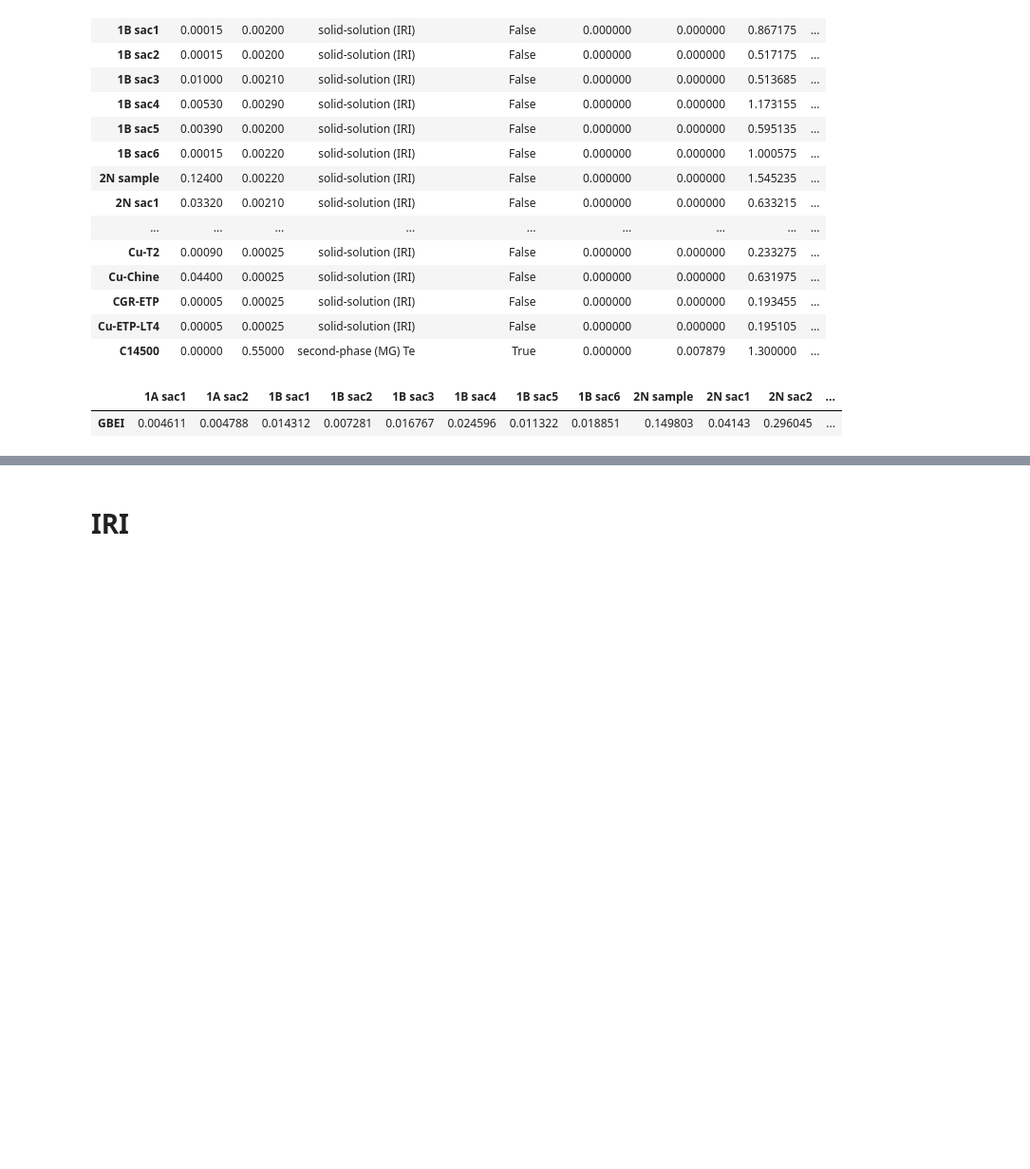
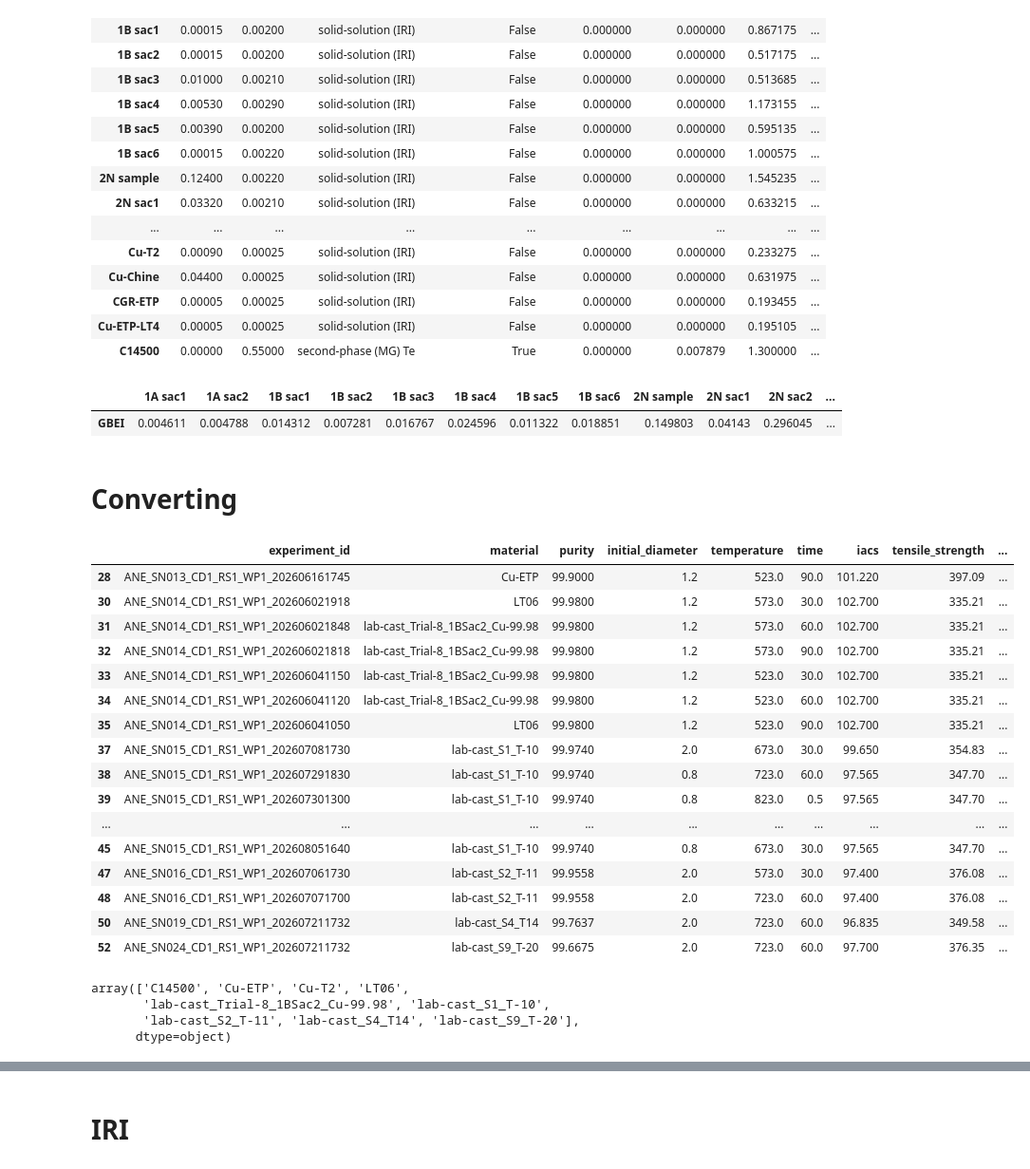
Before and after one commit to FelipeMFO-RM/uncertainty-aware-predictors, a Jupyter notebook: notebooks/exploration/chemical_composition_eda.ipynb, the cells around one changed output, grey strips where cells are left out. Shown at 95% size. Saved outputs shown, nothing was run; the diff lists cells and outputs as text; code cells hidden in the pictures; blank space fills up the shorter version.

```diff
--- a/notebooks/exploration/chemical_composition_eda.ipynb
+++ b/notebooks/exploration/chemical_composition_eda.ipynb
@@ -121,3 +141,32 @@ gbei_df.T
 # %% [output]
 |  | 1A sac1 | 1A sac2 | 1B sac1 | 1B sac2 | 1B sac3 | 1B sac4 | 1B sac5 | 1B sac6 | 2N sample | 2N sac1 | 2N sac2 | ... |
 | GBEI | 0.004611 | 0.004788 | 0.014312 | 0.007281 | 0.016767 | 0.024596 | 0.011322 | 0.018851 | 0.149803 | 0.04143 | 0.296045 | ... |
+# %% [markdown]
+# Converting
+# %%
+df_feat.tail(20)
+# %% [output]
+|  | experiment_id | material | purity | initial_diameter | temperature | time | iacs | tensile_strength | ... |
+| 28 | ANE_SN013_CD1_RS1_WP1_202606161745 | Cu-ETP | 99.9000 | 1.2 | 523.0 | 90.0 | 101.220 | 397.09 | ... |
+| 30 | ANE_SN014_CD1_RS1_WP1_202606021918 | LT06 | 99.9800 | 1.2 | 573.0 | 30.0 | 102.700 | 335.21 | ... |
+| 31 | ANE_SN014_CD1_RS1_WP1_202606021848 | lab-cast_Trial-8_1BSac2_Cu-99.98 | 99.9800 | 1.2 | 573.0 | 60.0 | 102.700 | 335.21 | ... |
+| 32 | ANE_SN014_CD1_RS1_WP1_202606021818 | lab-cast_Trial-8_1BSac2_Cu-99.98 | 99.9800 | 1.2 | 573.0 | 90.0 | 102.700 | 335.21 | ... |
+| 33 | ANE_SN014_CD1_RS1_WP1_202606041150 | lab-cast_Trial-8_1BSac2_Cu-99.98 | 99.9800 | 1.2 | 523.0 | 30.0 | 102.700 | 335.21 | ... |
+| 34 | ANE_SN014_CD1_RS1_WP1_202606041120 | lab-cast_Trial-8_1BSac2_Cu-99.98 | 99.9800 | 1.2 | 523.0 | 60.0 | 102.700 | 335.21 | ... |
+| 35 | ANE_SN014_CD1_RS1_WP1_202606041050 | LT06 | 99.9800 | 1.2 | 523.0 | 90.0 | 102.700 | 335.21 | ... |
+| 37 | ANE_SN015_CD1_RS1_WP1_202607081730 | lab-cast_S1_T-10 | 99.9740 | 2.0 | 673.0 | 30.0 | 99.650 | 354.83 | ... |
+| 38 | ANE_SN015_CD1_RS1_WP1_202607291830 | lab-cast_S1_T-10 | 99.9740 | 0.8 | 723.0 | 60.0 | 97.565 | 347.70 | ... |
+| 39 | ANE_SN015_CD1_RS1_WP1_202607301300 | lab-cast_S1_T-10 | 99.9740 | 0.8 | 823.0 | 0.5 | 97.565 | 347.70 | ... |
+| ... | ... | ... | ... | ... | ... | ... | ... | ... | ... |
+| 45 | ANE_SN015_CD1_RS1_WP1_202608051640 | lab-cast_S1_T-10 | 99.9740 | 0.8 | 673.0 | 30.0 | 97.565 | 347.70 | ... |
+| 47 | ANE_SN016_CD1_RS1_WP1_202607061730 | lab-cast_S2_T-11 | 99.9558 | 2.0 | 573.0 | 30.0 | 97.400 | 376.08 | ... |
+| 48 | ANE_SN016_CD1_RS1_WP1_202607071700 | lab-cast_S2_T-11 | 99.9558 | 2.0 | 723.0 | 60.0 | 97.400 | 376.08 | ... |
+| 50 | ANE_SN019_CD1_RS1_WP1_202607211732 | lab-cast_S4_T14 | 99.7637 | 2.0 | 723.0 | 60.0 | 96.835 | 349.58 | ... |
+| 52 | ANE_SN024_CD1_RS1_WP1_202607211732 | lab-cast_S9_T-20 | 99.6675 | 2.0 | 723.0 | 60.0 | 97.700 | 376.35 | ... |
+# %%
+df_feat.material.unique()
+# %% [output]
+array(['C14500', 'Cu-ETP', 'Cu-T2', 'LT06',
+       'lab-cast_Trial-8_1BSac2_Cu-99.98', 'lab-cast_S1_T-10',
+       'lab-cast_S2_T-11', 'lab-cast_S4_T14', 'lab-cast_S9_T-20'],
+      dtype=object)
```
Also changed, not shown: parts of 4 cells of this notebook, 3 other files.
